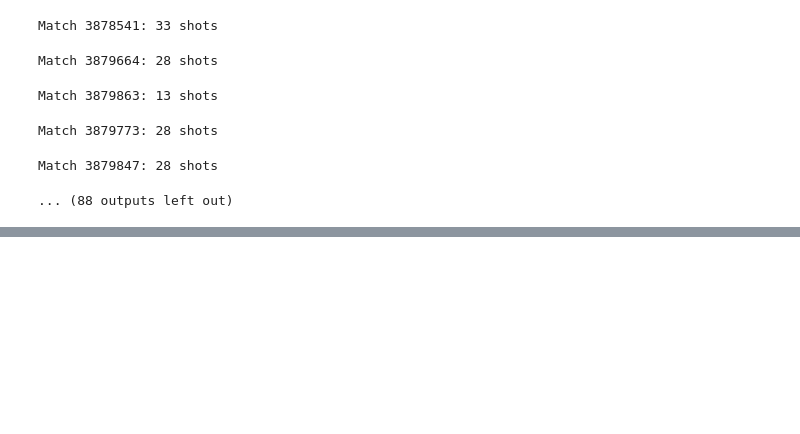
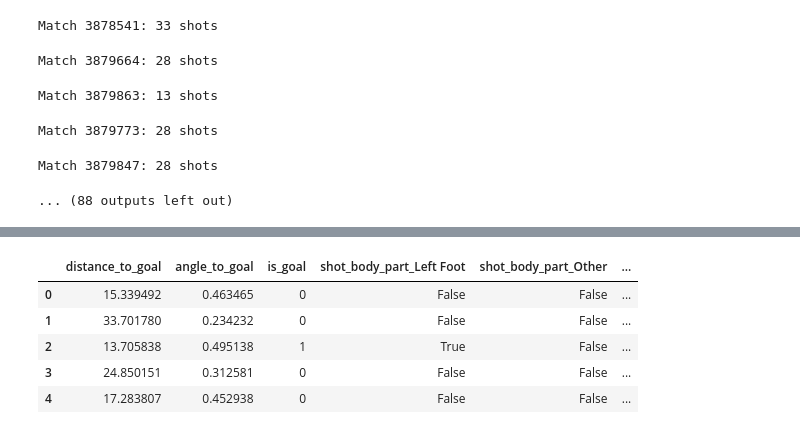
Before and after one commit to madhavsabugNEU/xG-model-football, a Jupyter notebook: notebooks/01_eda.ipynb, the cells around one changed output, grey strips where cells are left out. Cells and saved outputs as stored; diff of their text form; code cells hidden in the pictures; blank space fills up the shorter version.

```diff
--- a/notebooks/01_eda.ipynb
+++ b/notebooks/01_eda.ipynb
@@ -160,0 +205,11 @@ print(f"Total goals: {all_shots_df['is_goal'].sum()}")
+# %%
+model_df = all_shots_df[['distance_to_goal', 'angle_to_goal', 'shot_body_part', 'is_goal']].copy()
+model_df = pd.get_dummies(model_df, columns=['shot_body_part'], drop_first=True)
+model_df.head()
+# %% [output]
+|  | distance_to_goal | angle_to_goal | is_goal | shot_body_part_Left Foot | shot_body_part_Other | ... |
+| 0 | 15.339492 | 0.463465 | 0 | False | False | ... |
+| 1 | 33.701780 | 0.234232 | 0 | False | False | ... |
+| 2 | 13.705838 | 0.495138 | 1 | True | False | ... |
+| 3 | 24.850151 | 0.312581 | 0 | False | False | ... |
+| 4 | 17.283807 | 0.452938 | 0 | False | False | ... |
```
Also changed, not shown: parts of 4 cells of this notebook.
